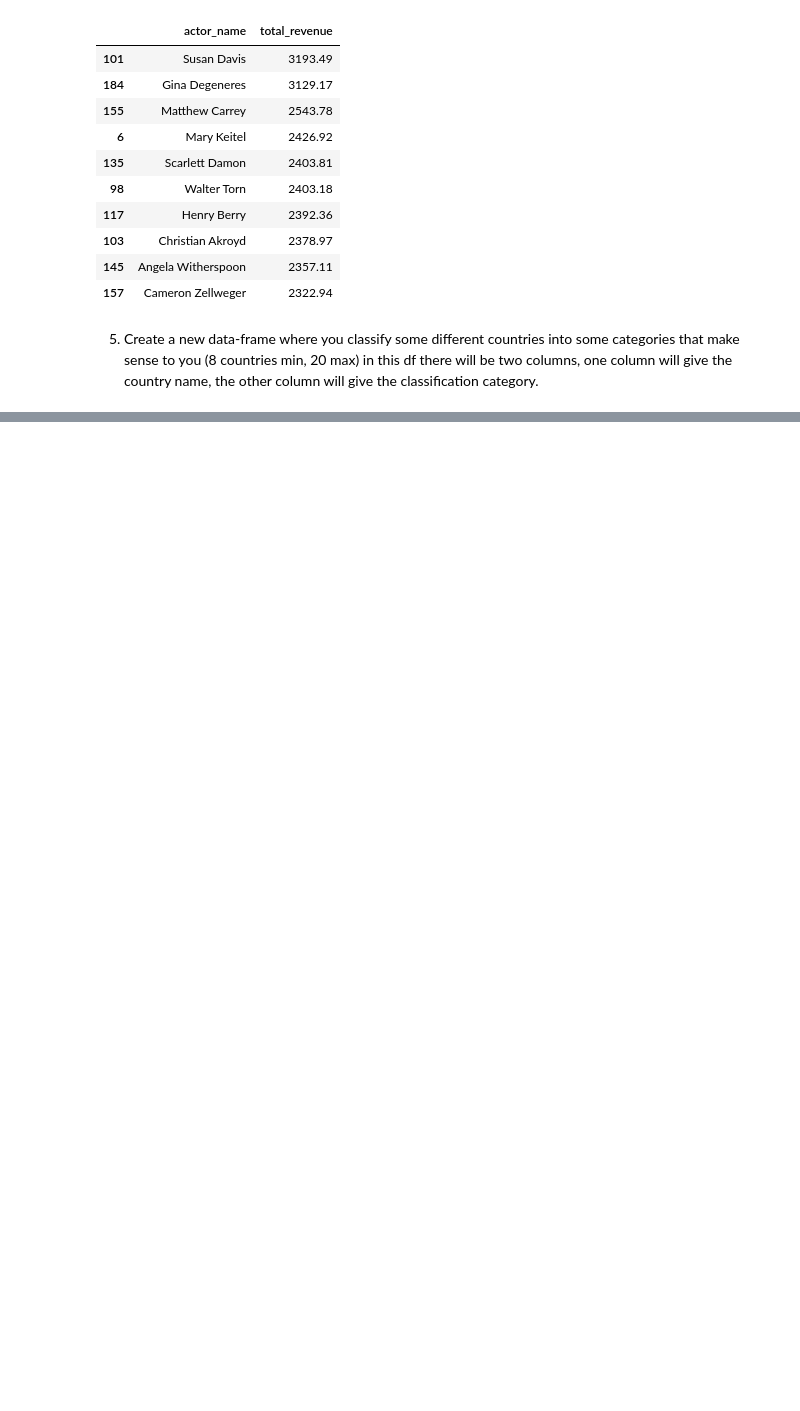
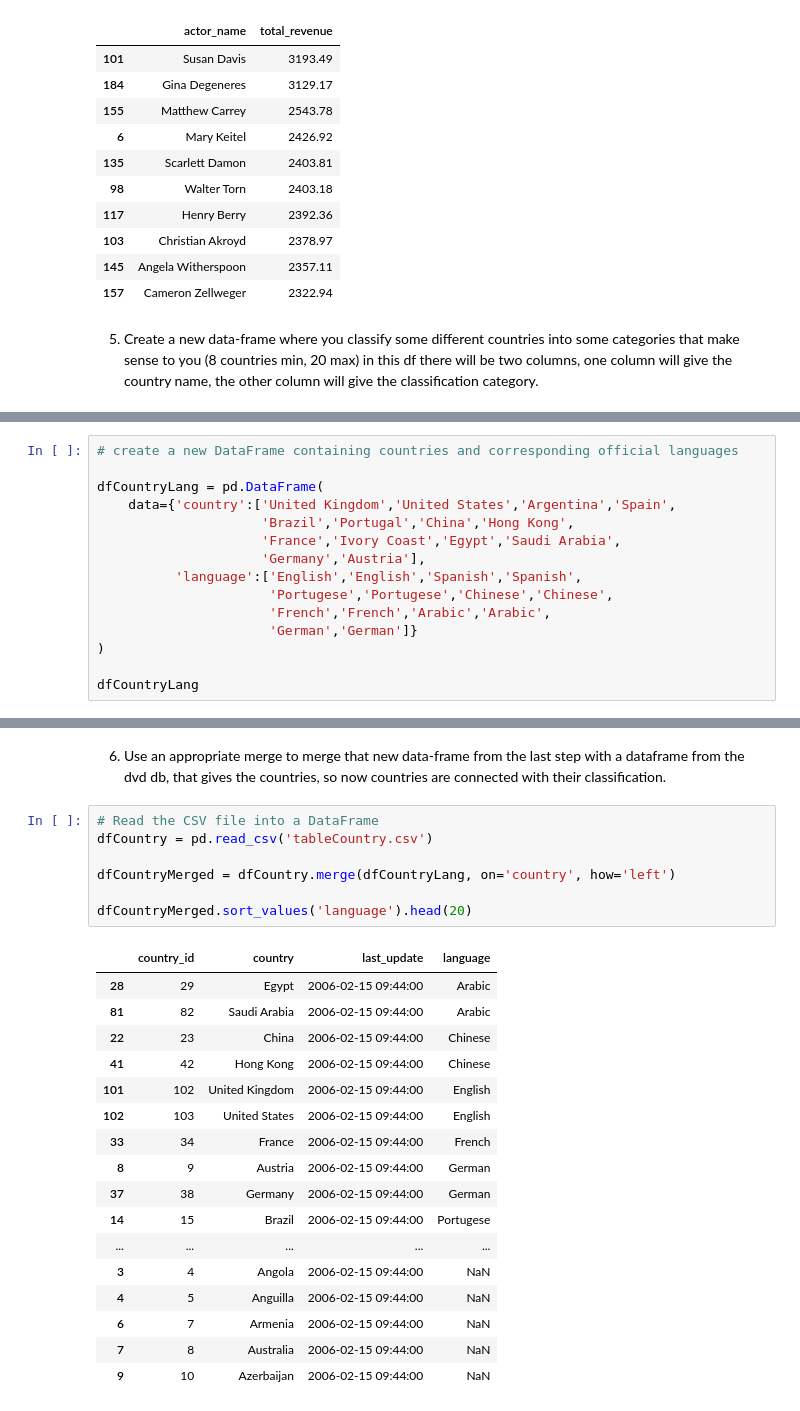
Before and after one commit to RockyCLK/week3-py, a Jupyter notebook: DVD_Rental_Analysis_(final).ipynb, the cells around one changed output, grey strips where cells are left out. Drawn from its saved outputs; the diff is of its cells as text; blank space fills up the shorter version.

```diff
--- a/DVD_Rental_Analysis_(final).ipynb
+++ b/DVD_Rental_Analysis_(final).ipynb
@@ -102,0 +117,15 @@ dfCtryLang = pd.DataFrame(
+# %%
+# create a new DataFrame containing countries and corresponding official languages
+
+dfCountryLang = pd.DataFrame(
+    data={'country':['United Kingdom','United States','Argentina','Spain',
+                     'Brazil','Portugal','China','Hong Kong',
+                     'France','Ivory Coast','Egypt','Saudi Arabia',
+                     'Germany','Austria'],
+          'language':['English','English','Spanish','Spanish',
+                      'Portugese','Portugese','Chinese','Chinese',
+                      'French','French','Arabic','Arabic',
+                      'German','German']}
+)
+
+dfCountryLang
@@ -102,0 +148,27 @@ dfCtryLang = pd.DataFrame(
+# %% [markdown]
+6.	Use an appropriate merge to merge that new data-frame from the last step with a dataframe from the dvd db, that gives the countries, so now countries are connected with their classification.
+# %%
+# Read the CSV file into a DataFrame
+dfCountry = pd.read_csv('tableCountry.csv')
+
+dfCountryMerged = dfCountry.merge(dfCountryLang, on='country', how='left')
+
+dfCountryMerged.sort_values('language').head(20)
+# %% [output]
+|  | country_id | country | last_update | language |
+| 28 | 29 | Egypt | 2006-02-15 09:44:00 | Arabic |
+| 81 | 82 | Saudi Arabia | 2006-02-15 09:44:00 | Arabic |
+| 22 | 23 | China | 2006-02-15 09:44:00 | Chinese |
+| 41 | 42 | Hong Kong | 2006-02-15 09:44:00 | Chinese |
+| 101 | 102 | United Kingdom | 2006-02-15 09:44:00 | English |
+| 102 | 103 | United States | 2006-02-15 09:44:00 | English |
+| 33 | 34 | France | 2006-02-15 09:44:00 | French |
+| 8 | 9 | Austria | 2006-02-15 09:44:00 | German |
+| 37 | 38 | Germany | 2006-02-15 09:44:00 | German |
+| 14 | 15 | Brazil | 2006-02-15 09:44:00 | Portugese |
+| ... | ... | ... | ... | ... |
+| 3 | 4 | Angola | 2006-02-15 09:44:00 | NaN |
+| 4 | 5 | Anguilla | 2006-02-15 09:44:00 | NaN |
+| 6 | 7 | Armenia | 2006-02-15 09:44:00 | NaN |
+| 7 | 8 | Australia | 2006-02-15 09:44:00 | NaN |
+| 9 | 10 | Azerbaijan | 2006-02-15 09:44:00 | NaN |
```
Also changed, not shown: parts of 8 cells of this notebook.
